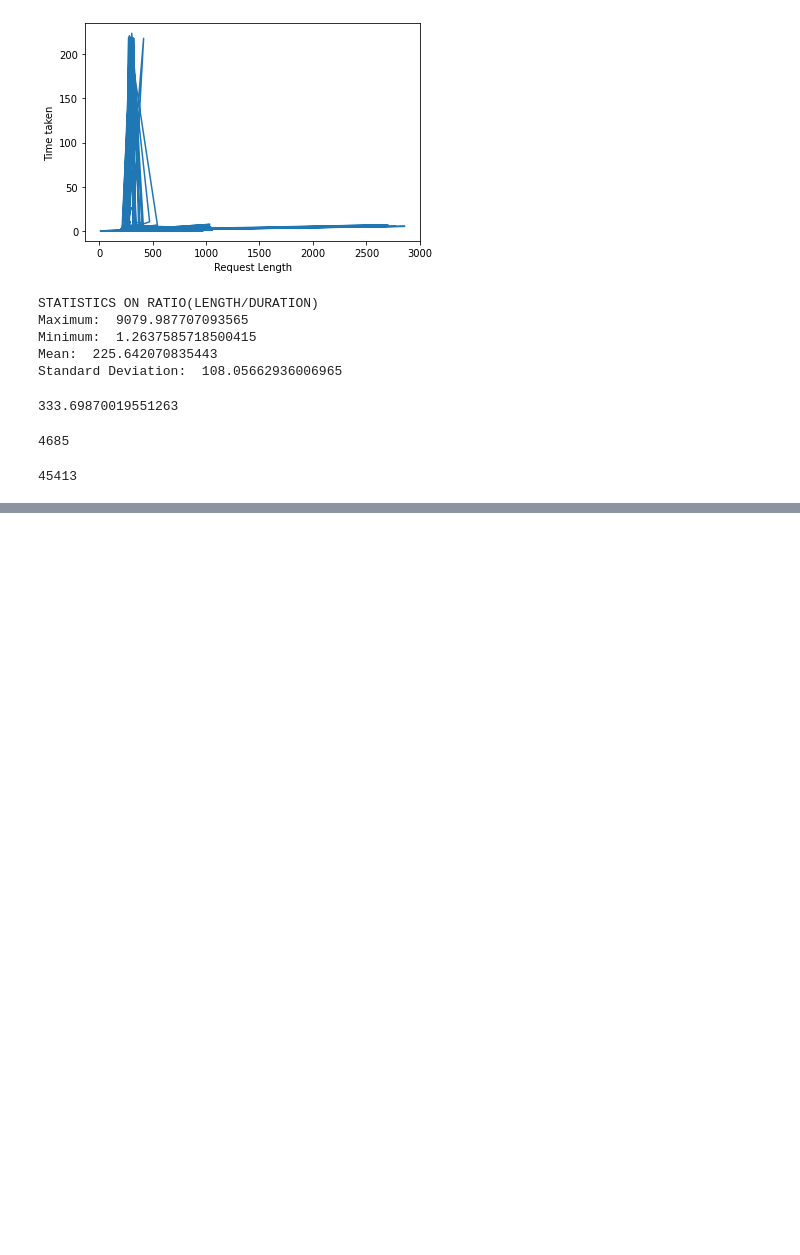
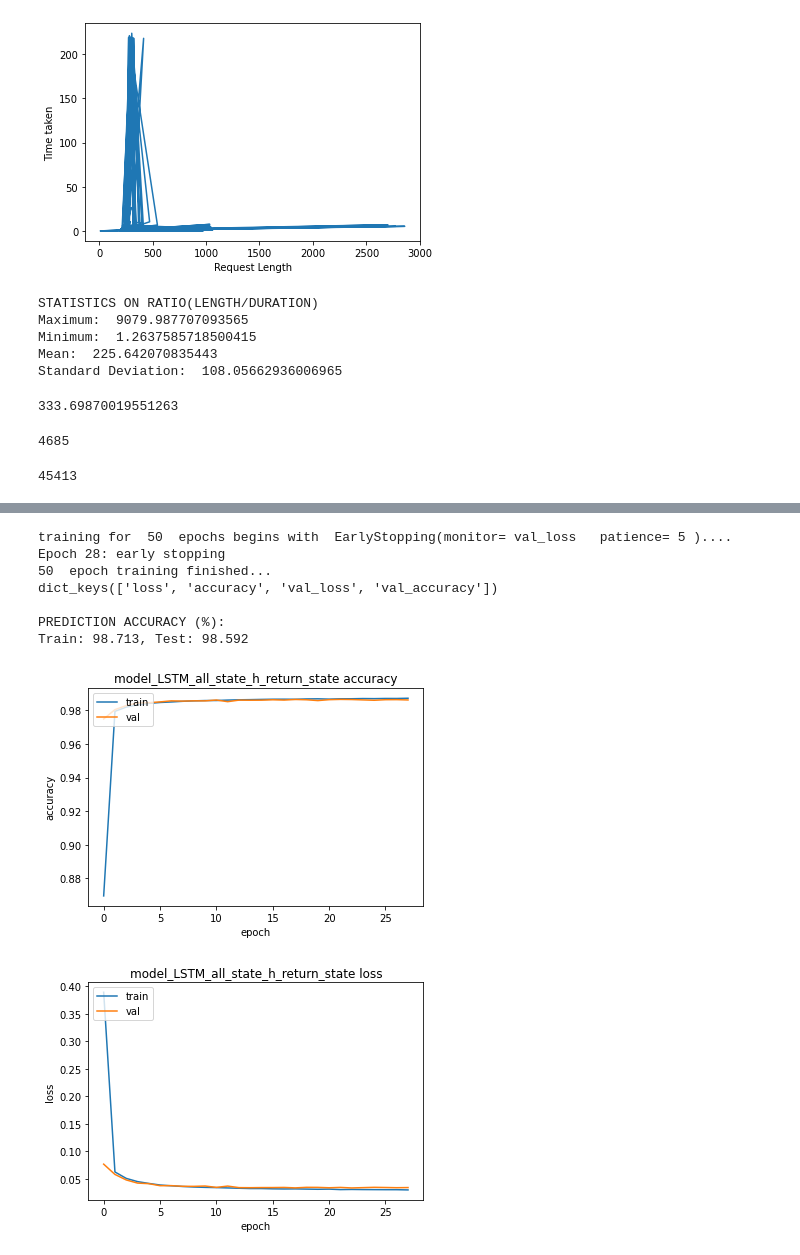
Before and after one commit to raghavmanc/COSC-4F90, a Jupyter notebook: New Dataset.ipynb, the cells around one changed output, grey strips where cells are left out. Drawn from its saved outputs; the diff is of its cells as text; code cells hidden in the pictures; blank space fills up the shorter version.

Commit message:
Fed the new dataset onto LSTM and recorded results

```diff
--- a/New Dataset.ipynb
+++ b/New Dataset.ipynb
@@ -255,0 +326,3 @@ len(normal)
+# %%
+# split test data into training and testing sets
+x_train, x_test,y_train,y_test = train_test_split(x_train,y_train,test_size=0.2,random_state=4)
@@ -255,0 +369,52 @@ len(normal)
+# %%
+def train_test(model, X_train, y_train ,
+               X_test, 	y_test, epochs=50,
+							        verbose=0, patience=5):
+	# patient early stopping
+	#es = EarlyStopping(monitor='val_accuracy', mode='max', min_delta=1, patience=20)
+	es = EarlyStopping(monitor='val_loss', mode='min',
+	                   verbose=1, patience=patience)
+	# train model
+	print('training for ',epochs,
+	      ' epochs begins with',
+				' EarlyStopping(monitor= val_loss ',
+				' patience=',patience,')....')
+	history=model.fit(X_train, y_train, validation_split= 0.1, epochs=epochs,  verbose=verbose, callbacks=[es])
+	print(epochs,' epoch training finished...')
+
+	# report training
+	# list all data in history
+	print(history.history.keys())
+	# evaluate the model
+	_, train_acc = model.evaluate(X_train, y_train, verbose=0)
+	_, test_acc = model.evaluate(X_test, 	y_test, verbose=0)
+	print('\nPREDICTION ACCURACY (%):')
+	print('Train: %.3f, Test: %.3f' % (train_acc*100, test_acc*100))
+	# summarize history for accuracy
+	plt.plot(history.history['accuracy'])
+	plt.plot(history.history['val_accuracy'])
+	plt.title(model.name+' accuracy')
+	plt.ylabel('accuracy')
+	plt.xlabel('epoch')
+	plt.legend(['train', 'val'], loc='upper left')
+	plt.show()
+	# summarize history for loss
+	plt.plot(history.history['loss'])
+	plt.plot(history.history['val_loss'])
+	plt.title(model.name+' loss')
+	plt.ylabel('loss')
+	plt.xlabel('epoch')
+	plt.legend(['train', 'val'], loc='upper left')
+	plt.show()
+# %%
+train_test(model_LSTM_return_sequences_return_state, x_train, y_train , x_test, y_test)
+# %% [output]
+training for  50  epochs begins with  EarlyStopping(monitor= val_loss   patience= 5 )....
+Epoch 28: early stopping
+50  epoch training finished...
+dict_keys(['loss', 'accuracy', 'val_loss', 'val_accuracy'])
+
+PREDICTION ACCURACY (%):
+Train: 98.713, Test: 98.592
+[figure, added]
+[figure, added]
```
Also changed, not shown: parts of 26 cells of this notebook, 1 other file.
